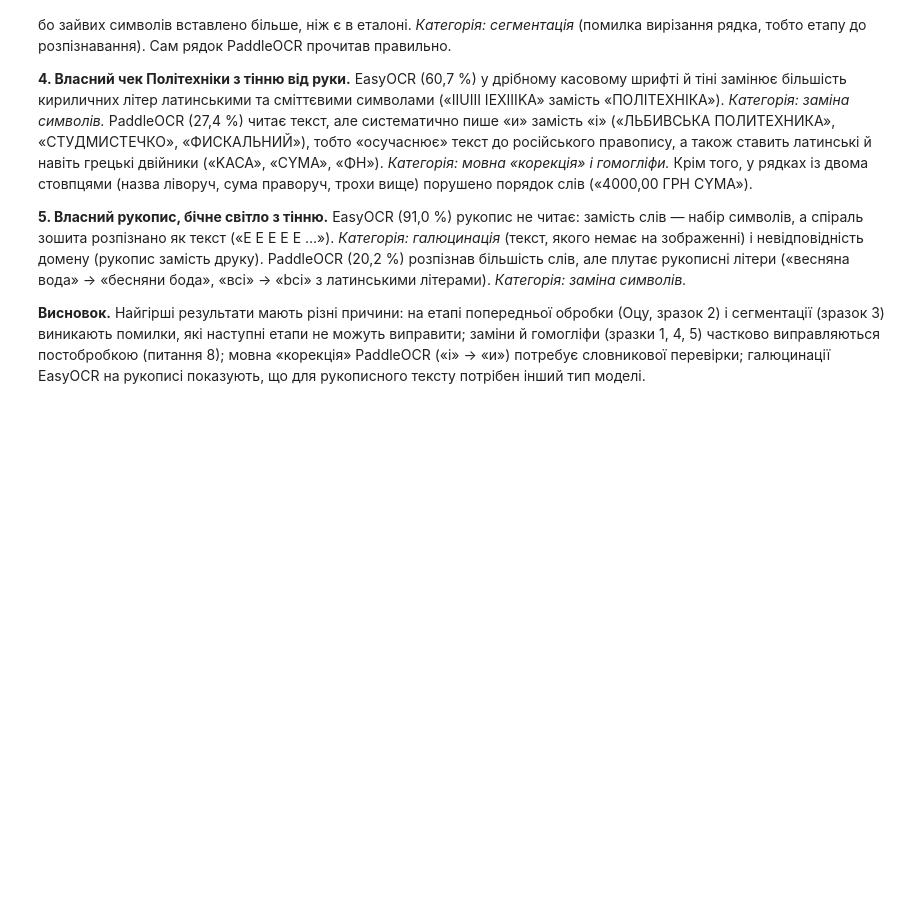
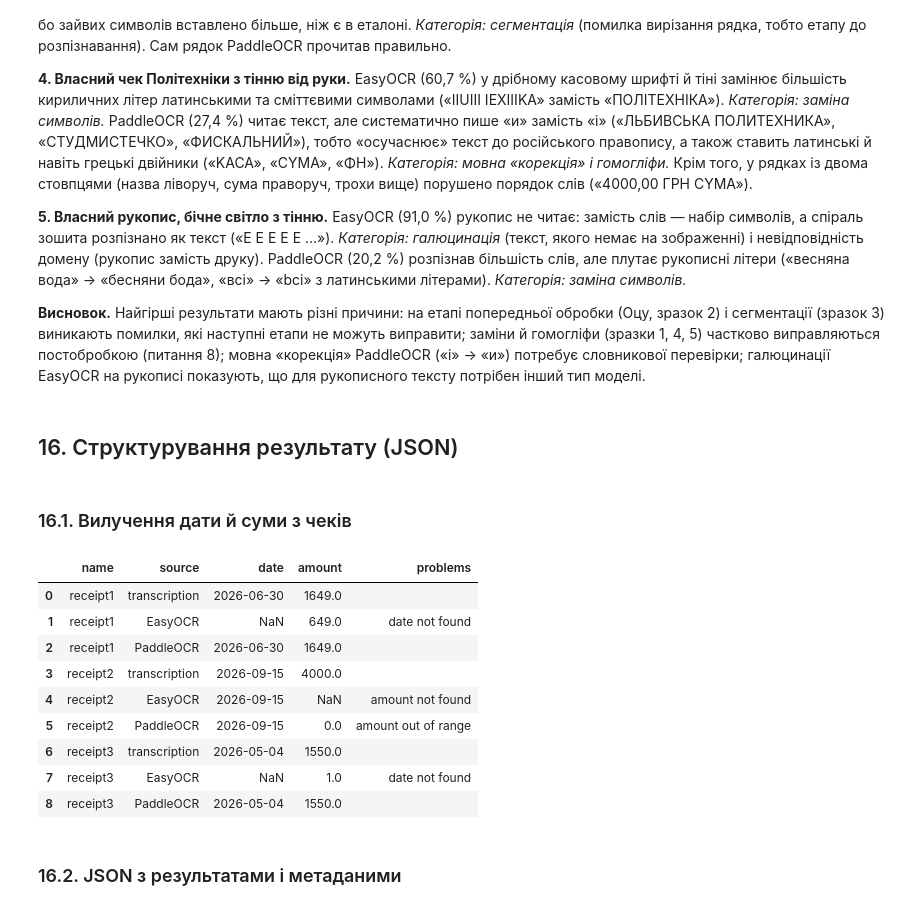
Before and after one commit to TanyaTverdun/AI_lab3_text_recognition, a Jupyter notebook: lab3.ipynb, the cells around one changed output. Cells and saved outputs as stored; diff of their text form; code cells hidden in the pictures; blank space fills up the shorter version.

Commit message:
feat: extract receipt fields and save own results as JSON

```diff
--- a/lab3.ipynb
+++ b/lab3.ipynb
@@ -1595,3 +1596,72 @@ worst5.drop(columns=["gt", "EasyOCR pred", "PaddleOCR pred"]).round(1)
 **5. Власний рукопис, бічне світло з тінню.** EasyOCR (91,0 %) рукопис не читає: замість слів — набір символів, а спіраль зошита розпізнано як текст («E E E E E …»). *Категорія: галюцинація* (текст, якого немає на зображенні) і невідповідність домену (рукопис замість друку). PaddleOCR (20,2 %) розпізнав більшість слів, але плутає рукописні літери («весняна вода» → «бесняни бода», «всі» → «bci» з латинськими літерами). *Категорія: заміна символів.*
 
 **Висновок.** Найгірші результати мають різні причини: на етапі попередньої обробки (Оцу, зразок 2) і сегментації (зразок 3) виникають помилки, які наступні етапи не можуть виправити; заміни й гомогліфи (зразки 1, 4, 5) частково виправляються постобробкою (питання 8); мовна «корекція» PaddleOCR («і» → «и») потребує словникової перевірки; галюцинації EasyOCR на рукописі показують, що для рукописного тексту потрібен інший тип моделі.
+# %% [markdown]
+## 16. Структурування результату (JSON)
+# %% [markdown]
+### 16.1. Вилучення дати й суми з чеків
+# %%
+KEY_LAT2CYR = str.maketrans("aceiopxyABCEHIKMOPTXY", "асеіорхуАВСЕНІКМОРТХУ")
+DATE_RE = re.compile(r"\b(\d{2})[./](\d{2})[./](\d{4}|\d{2})\b")
+NUMBER = r"(?:\d{1,3}(?: \d{3})+|\d+)(?:[.,]\d{2})?"
+AMOUNT_RE = re.compile(r"(?:ДО СПЛАТИ|СУМА|РАЗОМ)\D{0,15}?(" + NUMBER + ")", re.IGNORECASE)
+
+def to_float(s):
+    return float(s.replace(" ", "").replace(",", "."))
+
+def extract_fields(text):
+    t = normalize(text).translate(KEY_LAT2CYR)
+    fields = {"date": None, "amount": None}
+    m = DATE_RE.search(t)
+    if m:
+        d, mth, y = int(m.group(1)), int(m.group(2)), int(m.group(3))
+        y = y + 2000 if y < 100 else y
+        try:
+            fields["date"] = datetime.date(y, mth, d).isoformat()
+        except ValueError:
+            pass
+    m = AMOUNT_RE.search(t)
+    if m:
+        fields["amount"] = to_float(m.group(1))
+    return fields
+
+def validate(fields, text):
+    t = normalize(text).translate(KEY_LAT2CYR)
+    problems = []
+    if fields["date"] is None:
+        problems.append("date not found")
+    elif not (datetime.date(2000, 1, 1) <= datetime.date.fromisoformat(fields["date"]) <= datetime.date.today()):
+        problems.append("date out of range")
+    if fields["amount"] is None:
+        problems.append("amount not found")
+    elif not (0 < fields["amount"] < 1_000_000):
+        problems.append("amount out of range")
+    elif sum(abs(to_float(n) - fields["amount"]) < 0.005 for n in re.findall(NUMBER, t)) < 2:
+        problems.append("amount not confirmed by other numbers")
+    return problems
+
+rows = []
+for name, gt_text in zip(own["name"], own["gt"]):
+    if not name.startswith("receipt"):
+        continue
+    f = extract_fields(gt_text)
+    rows.append({"name": name, "source": "transcription", **f, "problems": "; ".join(validate(f, gt_text))})
+    for eng in ENGINES:
+        pred = res_own[(res_own["name"] == name) & (res_own["engine"] == eng) & (res_own["prep"] == "raw")]["pred"].iloc[0]
+        f = extract_fields(pred)
+        rows.append({"name": name, "source": eng, **f, "problems": "; ".join(validate(f, pred))})
+fields_table = pd.DataFrame(rows)
+fields_table
+# %% [output]
+|  | name | source | date | amount | problems |
+| 0 | receipt1 | transcription | 2026-06-30 | 1649.0 |  |
+| 1 | receipt1 | EasyOCR | NaN | 649.0 | date not found |
+| 2 | receipt1 | PaddleOCR | 2026-06-30 | 1649.0 |  |
+| 3 | receipt2 | transcription | 2026-09-15 | 4000.0 |  |
+| 4 | receipt2 | EasyOCR | 2026-09-15 | NaN | amount not found |
+| 5 | receipt2 | PaddleOCR | 2026-09-15 | 0.0 | amount out of range |
+| 6 | receipt3 | transcription | 2026-05-04 | 1550.0 |  |
+| 7 | receipt3 | EasyOCR | NaN | 1.0 | date not found |
+| 8 | receipt3 | PaddleOCR | 2026-05-04 | 1550.0 |  |
+# %% [markdown]
+### 16.2. JSON з результатами і метаданими
```
Also changed, not shown: parts of 3 cells of this notebook.
